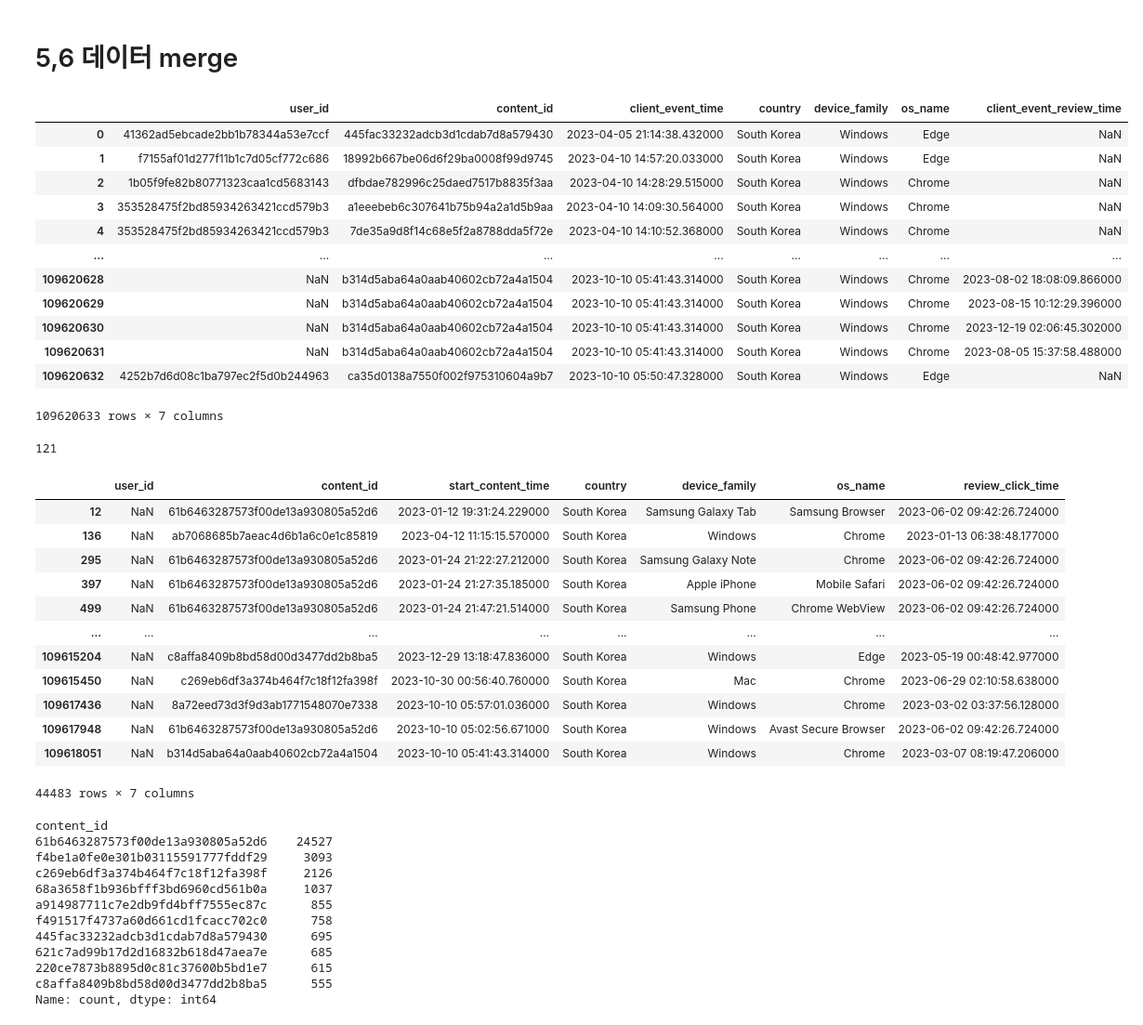
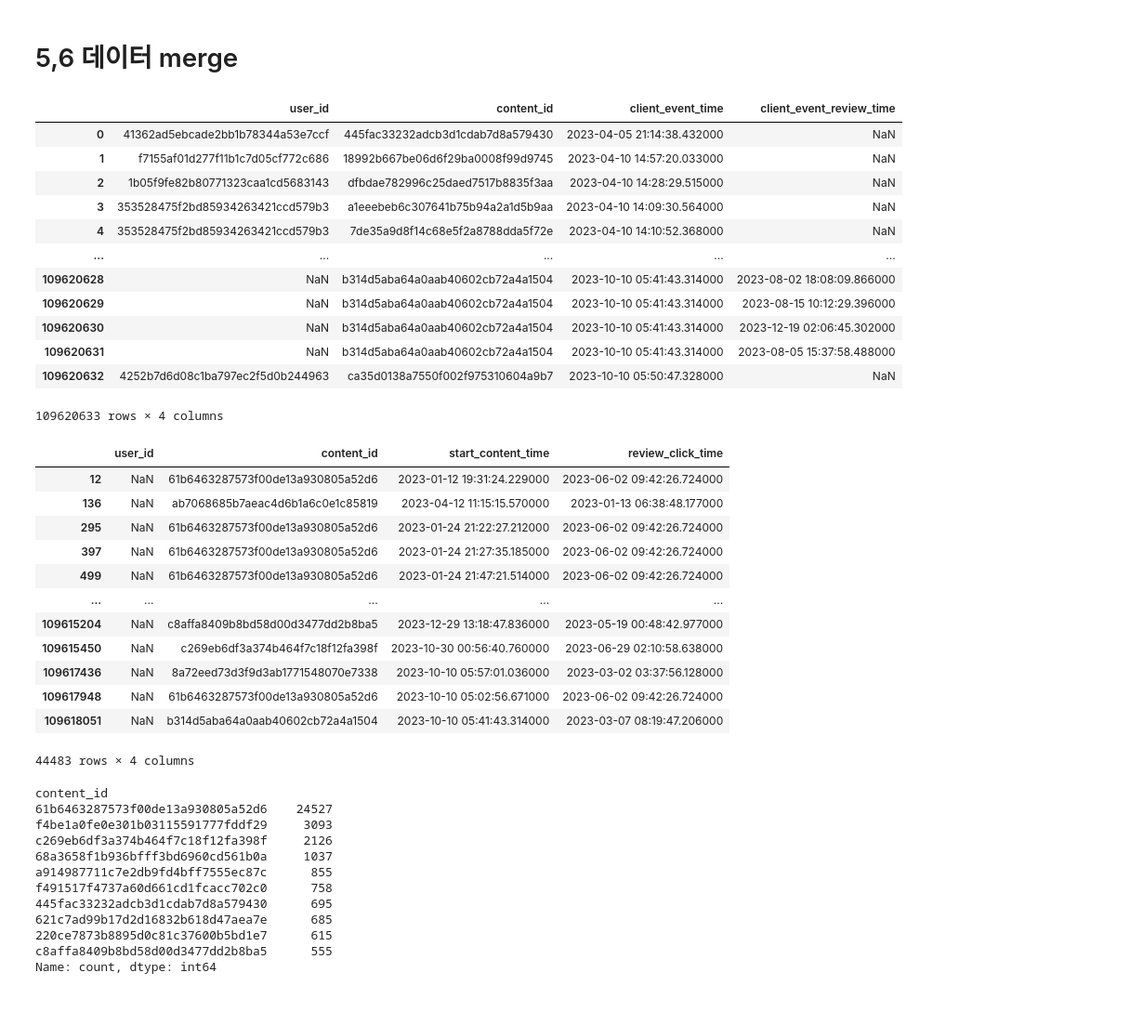
Before and after one commit to saeraniren/intermediate_project, a Jupyter notebook: haein_eda.ipynb, the cells around one changed output. Shown at 93% size. Cells and saved outputs as stored; diff of their text form; code cells hidden in the pictures.

```diff
--- a/haein_eda.ipynb
+++ b/haein_eda.ipynb
@@ -541,24 +540,25 @@ Name: count, dtype: int64
 # 5,6 데이터 merge
 # %%
 # 필요한 컬럼만 선택
-click_start_content_selected = click_start_content[['user_id', 'content_id','client_event_time','country', 'device_family', 'os_name']]
+click_start_content_selected = click_start_content[['user_id', 'content_id','client_event_time']]
 click_review_selected = click_review[['user_id', 'content_id', 'client_event_review_time']]
 
 merged_df = pd.merge(click_start_content_selected, click_review_selected, on=['user_id', 'content_id'], how='left')
+merged_df.rename(columns={'client_event_time': 'start_content_time','client_event_review_time':'review_click_time'}, inplace=True)
 
 # 결과 확인
 display(merged_df)
 # %% [output]
-|  | user_id | content_id | client_event_time | country | device_family | os_name | client_event_review_time |
-| 0 | 41362ad5ebcade2bb1b78344a53e7ccf | 445fac33232adcb3d1cdab7d8a579430 | 2023-04-05 21:14:38.432000 | South Korea | Windows | Edge | NaN |
-| 1 | f7155af01d277f11b1c7d05cf772c686 | 18992b667be06d6f29ba0008f99d9745 | 2023-04-10 14:57:20.033000 | South Korea | Windows | Edge | NaN |
-| 2 | 1b05f9fe82b80771323caa1cd5683143 | dfbdae782996c25daed7517b8835f3aa | 2023-04-10 14:28:29.515000 | South Korea | Windows | Chrome | NaN |
-| 3 | 353528475f2bd85934263421ccd579b3 | a1eeebeb6c307641b75b94a2a1d5b9aa | 2023-04-10 14:09:30.564000 | South Korea | Windows | Chrome | NaN |
-| 4 | 353528475f2bd85934263421ccd579b3 | 7de35a9d8f14c68e5f2a8788dda5f72e | 2023-04-10 14:10:52.368000 | South Korea | Windows | Chrome | NaN |
-| ... | ... | ... | ... | ... | ... | ... | ... |
-| 109620628 | NaN | b314d5aba64a0aab40602cb72a4a1504 | 2023-10-10 05:41:43.314000 | South Korea | Windows | Chrome | 2023-08-02 18:08:09.866000 |
-| 109620629 | NaN | b314d5aba64a0aab40602cb72a4a1504 | 2023-10-10 05:41:43.314000 | South Korea | Windows | Chrome | 2023-08-15 10:12:29.396000 |
-| 109620630 | NaN | b314d5aba64a0aab40602cb72a4a1504 | 2023-10-10 05:41:43.314000 | South Korea | Windows | Chrome | 2023-12-19 02:06:45.302000 |
-| 109620631 | NaN | b314d5aba64a0aab40602cb72a4a1504 | 2023-10-10 05:41:43.314000 | South Korea | Windows | Chrome | 2023-08-05 15:37:58.488000 |
-| 109620632 | 4252b7d6d08c1ba797ec2f5d0b244963 | ca35d0138a7550f002f975310604a9b7 | 2023-10-10 05:50:47.328000 | South Korea | Windows | Edge | NaN |
+|  | user_id | content_id | client_event_time | client_event_review_time |
+| 0 | 41362ad5ebcade2bb1b78344a53e7ccf | 445fac33232adcb3d1cdab7d8a579430 | 2023-04-05 21:14:38.432000 | NaN |
+| 1 | f7155af01d277f11b1c7d05cf772c686 | 18992b667be06d6f29ba0008f99d9745 | 2023-04-10 14:57:20.033000 | NaN |
+| 2 | 1b05f9fe82b80771323caa1cd5683143 | dfbdae782996c25daed7517b8835f3aa | 2023-04-10 14:28:29.515000 | NaN |
+| 3 | 353528475f2bd85934263421ccd579b3 | a1eeebeb6c307641b75b94a2a1d5b9aa | 2023-04-10 14:09:30.564000 | NaN |
+| 4 | 353528475f2bd85934263421ccd579b3 | 7de35a9d8f14c68e5f2a8788dda5f72e | 2023-04-10 14:10:52.368000 | NaN |
+| ... | ... | ... | ... | ... |
+| 109620628 | NaN | b314d5aba64a0aab40602cb72a4a1504 | 2023-10-10 05:41:43.314000 | 2023-08-02 18:08:09.866000 |
+| 109620629 | NaN | b314d5aba64a0aab40602cb72a4a1504 | 2023-10-10 05:41:43.314000 | 2023-08-15 10:12:29.396000 |
+| 109620630 | NaN | b314d5aba64a0aab40602cb72a4a1504 | 2023-10-10 05:41:43.314000 | 2023-12-19 02:06:45.302000 |
+| 109620631 | NaN | b314d5aba64a0aab40602cb72a4a1504 | 2023-10-10 05:41:43.314000 | 2023-08-05 15:37:58.488000 |
+| 109620632 | 4252b7d6d08c1ba797ec2f5d0b244963 | ca35d0138a7550f002f975310604a9b7 | 2023-10-10 05:50:47.328000 | NaN |
-109620633 rows × 7 columns
+109620633 rows × 4 columns
@@ -567,8 +565,5 @@ merged_df.rename(columns={'client_event_time': 'start_content_time','client_even
 # %%
 only_content_id = merged_df[merged_df['user_id'].isna() & merged_df['content_id'].notna()]
-only_content_id['content_id'].nunique()
-# %% [output]
-121
 # %%
 # 중복 제거 (content_id 기준)
 only_content_id_filtered = only_content_id.drop_duplicates(subset=['content_id','start_content_time'])
@@ -576,19 +571,19 @@ only_content_id_filtered = only_content_id.drop_duplicates(subset=['content_id',
 # 결과 확인
 display(only_content_id_filtered)
 # %% [output]
-|  | user_id | content_id | start_content_time | country | device_family | os_name | review_click_time |
-| 12 | NaN | 61b6463287573f00de13a930805a52d6 | 2023-01-12 19:31:24.229000 | South Korea | Samsung Galaxy Tab | Samsung Browser | 2023-06-02 09:42:26.724000 |
-| 136 | NaN | ab7068685b7aeac4d6b1a6c0e1c85819 | 2023-04-12 11:15:15.570000 | South Korea | Windows | Chrome | 2023-01-13 06:38:48.177000 |
-| 295 | NaN | 61b6463287573f00de13a930805a52d6 | 2023-01-24 21:22:27.212000 | South Korea | Samsung Galaxy Note | Chrome | 2023-06-02 09:42:26.724000 |
-| 397 | NaN | 61b6463287573f00de13a930805a52d6 | 2023-01-24 21:27:35.185000 | South Korea | Apple iPhone | Mobile Safari | 2023-06-02 09:42:26.724000 |
-| 499 | NaN | 61b6463287573f00de13a930805a52d6 | 2023-01-24 21:47:21.514000 | South Korea | Samsung Phone | Chrome WebView | 2023-06-02 09:42:26.724000 |
-| ... | ... | ... | ... | ... | ... | ... | ... |
-| 109615204 | NaN | c8affa8409b8bd58d00d3477dd2b8ba5 | 2023-12-29 13:18:47.836000 | South Korea | Windows | Edge | 2023-05-19 00:48:42.977000 |
-| 109615450 | NaN | c269eb6df3a374b464f7c18f12fa398f | 2023-10-30 00:56:40.760000 | South Korea | Mac | Chrome | 2023-06-29 02:10:58.638000 |
-| 109617436 | NaN | 8a72eed73d3f9d3ab1771548070e7338 | 2023-10-10 05:57:01.036000 | South Korea | Windows | Chrome | 2023-03-02 03:37:56.128000 |
-| 109617948 | NaN | 61b6463287573f00de13a930805a52d6 | 2023-10-10 05:02:56.671000 | South Korea | Windows | Avast Secure Browser | 2023-06-02 09:42:26.724000 |
-| 109618051 | NaN | b314d5aba64a0aab40602cb72a4a1504 | 2023-10-10 05:41:43.314000 | South Korea | Windows | Chrome | 2023-03-07 08:19:47.206000 |
+|  | user_id | content_id | start_content_time | review_click_time |
+| 12 | NaN | 61b6463287573f00de13a930805a52d6 | 2023-01-12 19:31:24.229000 | 2023-06-02 09:42:26.724000 |
+| 136 | NaN | ab7068685b7aeac4d6b1a6c0e1c85819 | 2023-04-12 11:15:15.570000 | 2023-01-13 06:38:48.177000 |
+| 295 | NaN | 61b6463287573f00de13a930805a52d6 | 2023-01-24 21:22:27.212000 | 2023-06-02 09:42:26.724000 |
+| 397 | NaN | 61b6463287573f00de13a930805a52d6 | 2023-01-24 21:27:35.185000 | 2023-06-02 09:42:26.724000 |
+| 499 | NaN | 61b6463287573f00de13a930805a52d6 | 2023-01-24 21:47:21.514000 | 2023-06-02 09:42:26.724000 |
+| ... | ... | ... | ... | ... |
+| 109615204 | NaN | c8affa8409b8bd58d00d3477dd2b8ba5 | 2023-12-29 13:18:47.836000 | 2023-05-19 00:48:42.977000 |
+| 109615450 | NaN | c269eb6df3a374b464f7c18f12fa398f | 2023-10-30 00:56:40.760000 | 2023-06-29 02:10:58.638000 |
+| 109617436 | NaN | 8a72eed73d3f9d3ab1771548070e7338 | 2023-10-10 05:57:01.036000 | 2023-03-02 03:37:56.128000 |
+| 109617948 | NaN | 61b6463287573f00de13a930805a52d6 | 2023-10-10 05:02:56.671000 | 2023-06-02 09:42:26.724000 |
+| 109618051 | NaN | b314d5aba64a0aab40602cb72a4a1504 | 2023-10-10 05:41:43.314000 | 2023-03-07 08:19:47.206000 |
-44483 rows × 7 columns
+44483 rows × 4 columns
 # %%
 only_content_id_filtered['content_id'].value_counts().head(10)
 # %% [output]
```
Also changed, not shown: parts of 3 cells of this notebook.
